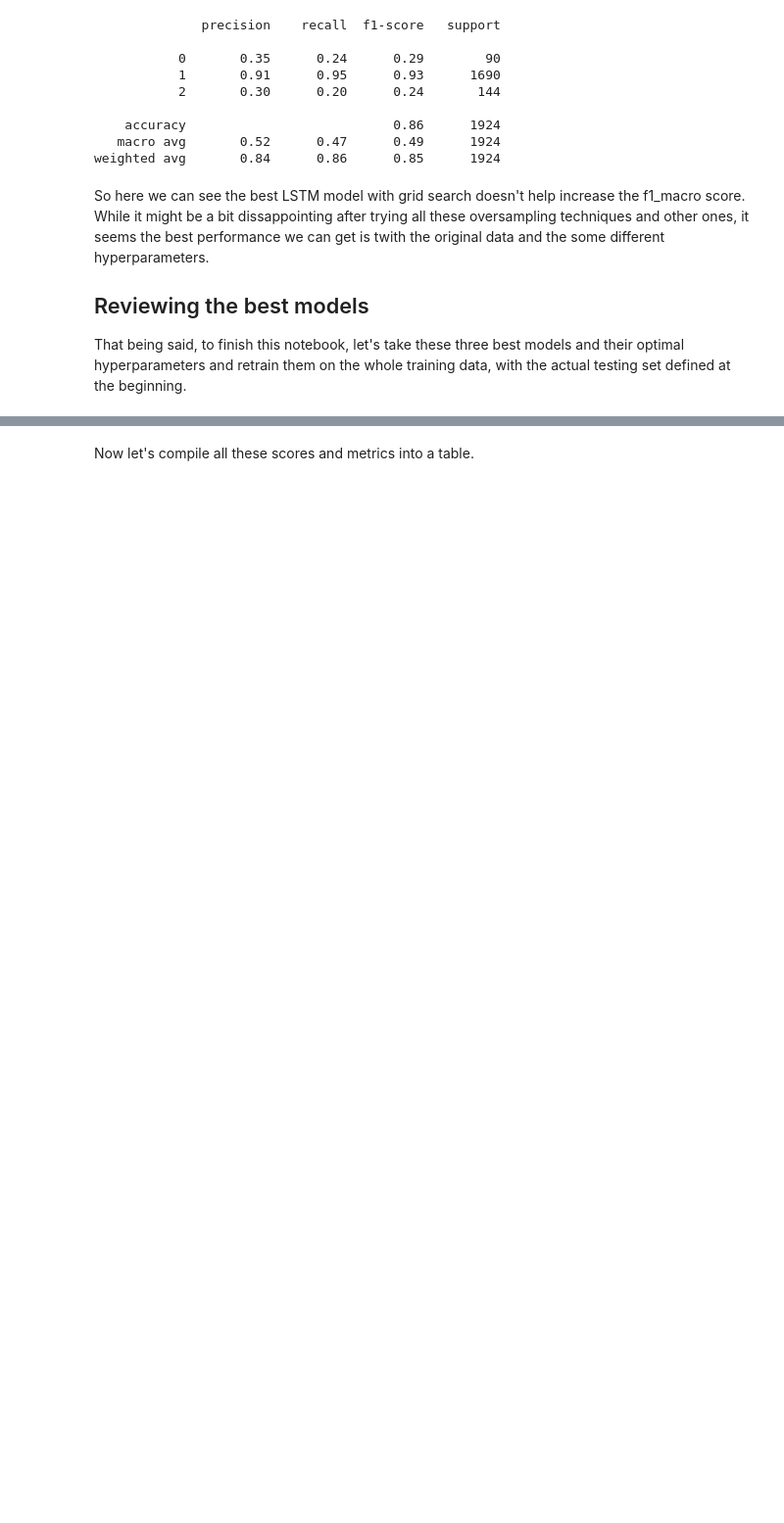
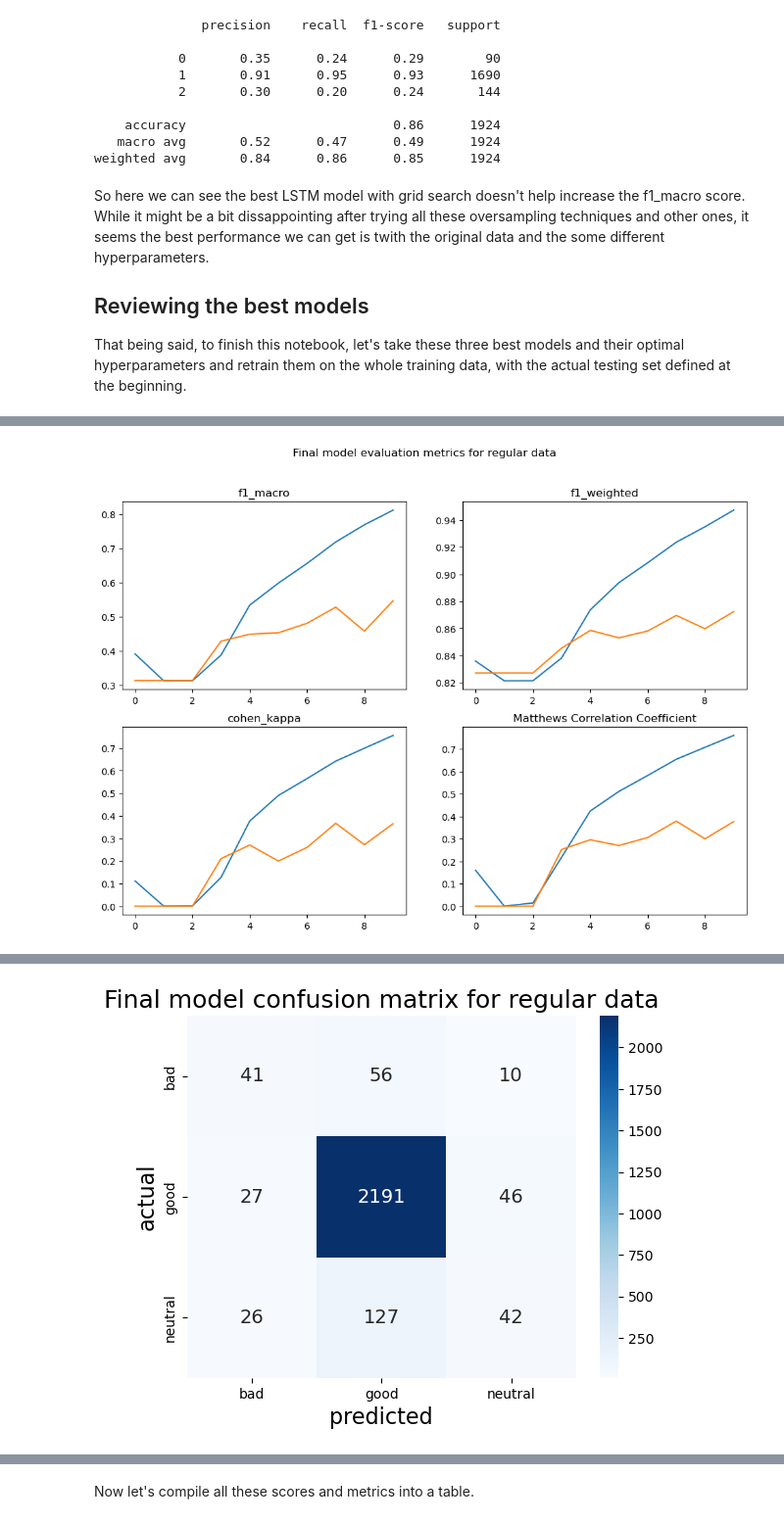
Before and after one commit to RavinderRai/amazon_instrument_sentiment_analysis, a Jupyter notebook: notebooks/Pre-Processing_and_Modelling.ipynb, the cells around one changed output, grey strips where cells are left out. Shown at 98% size. Drawn from its saved outputs; the diff is of its cells as text; code cells hidden in the pictures; blank space fills up the shorter version.

```diff
--- a/notebooks/Pre-Processing_and_Modelling.ipynb
+++ b/notebooks/Pre-Processing_and_Modelling.ipynb
@@ -701,7 +701,9 @@ Now we can see how well the upsampled or downsampled training sets do. We should
 #let's redo this function but include the extra plotting steps so we don't have to repeat it
 def buildmodel(X_train, y_train,
                validation_data = (padded_val_sequence, yy_val),
-               true_y_labels = y_val_labels,
+               true_y_train_labels = y_train_not_upsampled_labels,
+               true_y_test_labels = y_val_labels,
+               print_f1_scores = False,
                epochs = 10,
                batch_size = 32,
                learning_rate = 0.001,
@@ -736,9 +738,19 @@ def buildmodel(X_train, y_train,
     y_pred_probs = model.predict(validation_data[0])
     y_pred = np.argmax(y_pred_probs, axis=1)
 
-    plot_con_mat(true_y_labels, y_pred, con_mat_title)
+    plot_con_mat(true_y_test_labels, y_pred, con_mat_title)
 
-    print(classification_report(true_y_labels, y_pred))
+    print(classification_report(true_y_test_labels, y_pred))
+
+    if print_f1_scores:
+        #predict the y values on the training data
+        y_train_pred_probs = model.predict(X_train)
+        y_train_pred = np.argmax(y_train_pred_probs, axis=1)
+        f1_train_score = f1_score(y_train_pred, true_y_train_labels, average = 'macro')
+        f1_test_score = f1_score(y_pred, true_y_test_labels, average = 'macro')
+
+        print('f1 training score is:', f1_train_score)
+        print('f1 testing score is:', f1_test_score)
 # %%
 buildmodel(padded_train_sequence_not_upsampled, yy_train_not_upsampled,
            metrics_title = 'Evaluation metrics for regular training data',
@@ -1947,3 +1974,7 @@ y_train_full = np.concatenate((yy_train_not_upsampled, yy_val))
 #we have to do this for the upsampling data also
 X_train_full_upsampled = np.concatenate((padded_train_sequence_upsampled, padded_val_sequence))
 y_train_full_upsampled = np.concatenate((yy_train_upsampled, yy_val))
+
+#we need the actual labels, not one hot encoded, for confusion matrix and classification reports
+y_train_full_labels = np.argmax(y_train_full, axis = 1)
+y_train_full_upsampled_labels = np.argmax(y_train_full_upsampled, axis = 1)
@@ -2113,0 +1981,11 @@ weighted avg       0.85      0.88      0.86      1924
+# %%
+#final model results for the orginal data
+buildmodel(X_train_full, y_train_full,
+           validation_data = (padded_test_sequence, yy_test),
+           true_y_train_labels = y_train_full_labels,
+           true_y_test_labels = y_test,
+           print_f1_scores = True,
+           dropout = 0.5,
+           metrics_title = 'Final model evaluation metrics for regular data',
+           con_mat_title = 'Final model confusion matrix for regular data')
+# %% [output]
@@ -2113,0 +2012 @@ weighted avg       0.85      0.88      0.86      1924
+[figure, added]
@@ -2113,0 +2014 @@ weighted avg       0.85      0.88      0.86      1924
+[figure, added]
```
Also changed, not shown: parts of 27 cells of this notebook.
